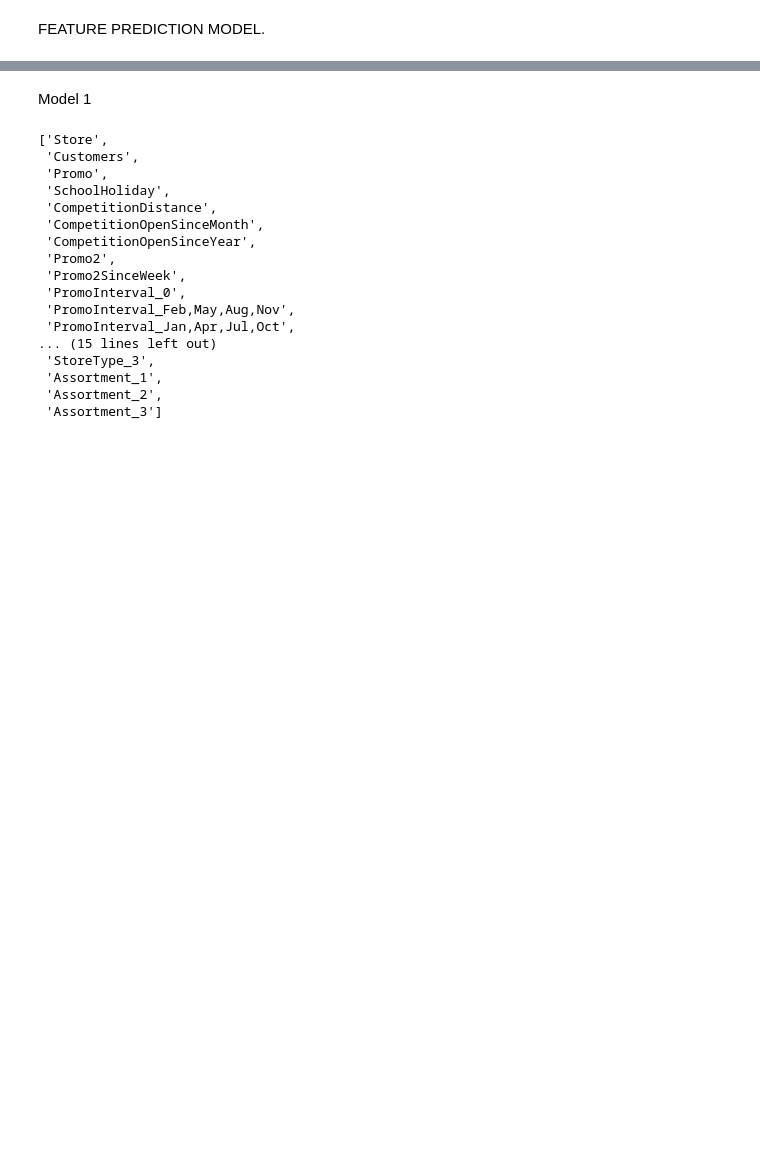
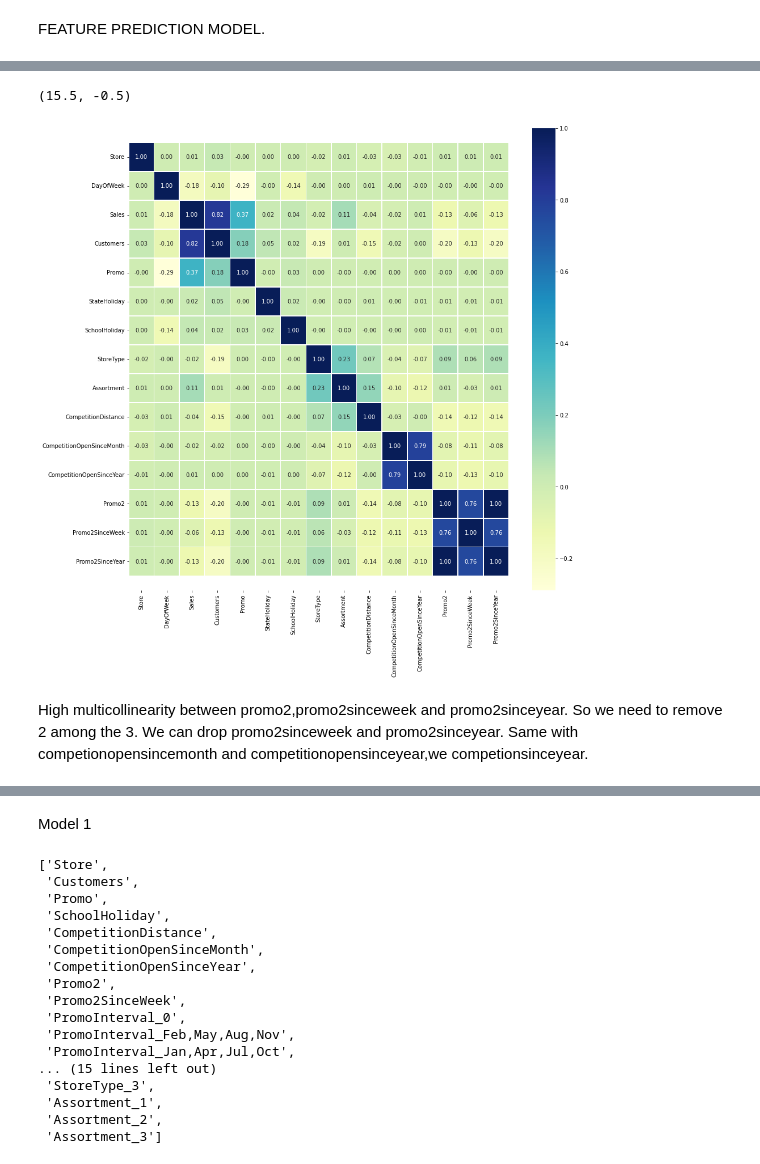
Before and after one commit to DrKamaleshR/Supervised-ML-regression, a Jupyter notebook: Rossmann_Sales_Prediction_Capstone_Project.ipynb, the cells around one changed output, grey strips where cells are left out. Saved outputs shown, nothing was run; the diff lists cells and outputs as text; code cells hidden in the pictures; blank space fills up the shorter version.

```diff
--- a/Rossmann_Sales_Prediction_Capstone_Project.ipynb
+++ b/Rossmann_Sales_Prediction_Capstone_Project.ipynb
@@ -571,0 +581,16 @@ See the caveats in the documentation: https://pandas.pydata.org/pandas-docs/stab
+# %%
+corr_matrix = ROSS2.corr()
+fig, ax = plt.subplots(figsize=(15, 15))
+ax = sns.heatmap(corr_matrix,
+                 annot=True,
+                 linewidths=0.5,
+                 fmt=".2f",
+                 cmap="YlGnBu");
+bottom, top = ax.get_ylim()
+ax.set_ylim(bottom + 0.5, top - 0.5)
+# %% [output]
+(15.5, -0.5)
+[figure, added]
+# %% [markdown]
+High multicollinearity between promo2,promo2sinceweek and promo2sinceyear.
+So we need to remove  2 among  the 3. We can drop promo2sinceweek and promo2sinceyear. Same with competionopensincemonth and competitionopensinceyear,we competionsinceyear.
```
Also changed, not shown: parts of 25 cells of this notebook.
